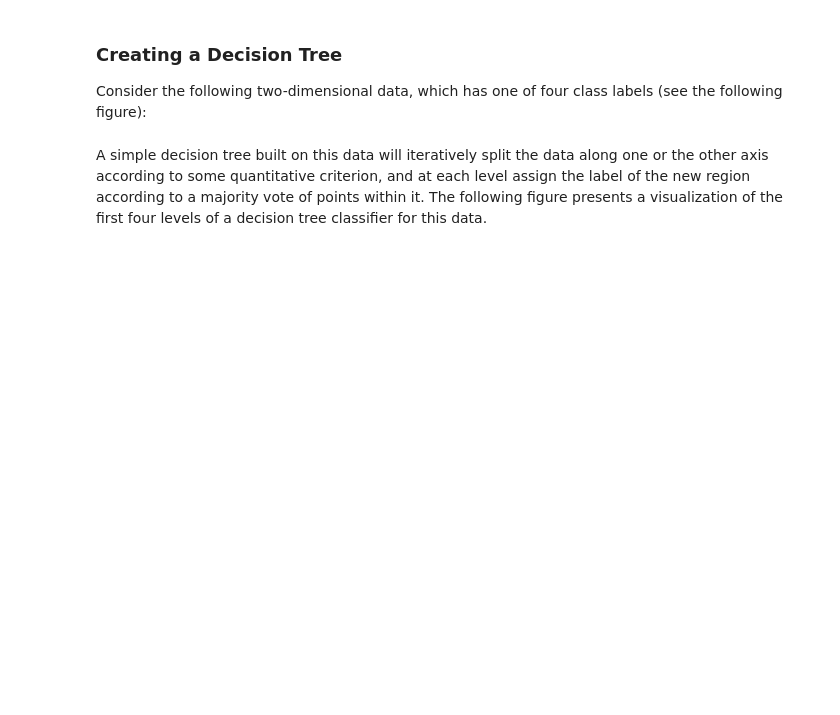
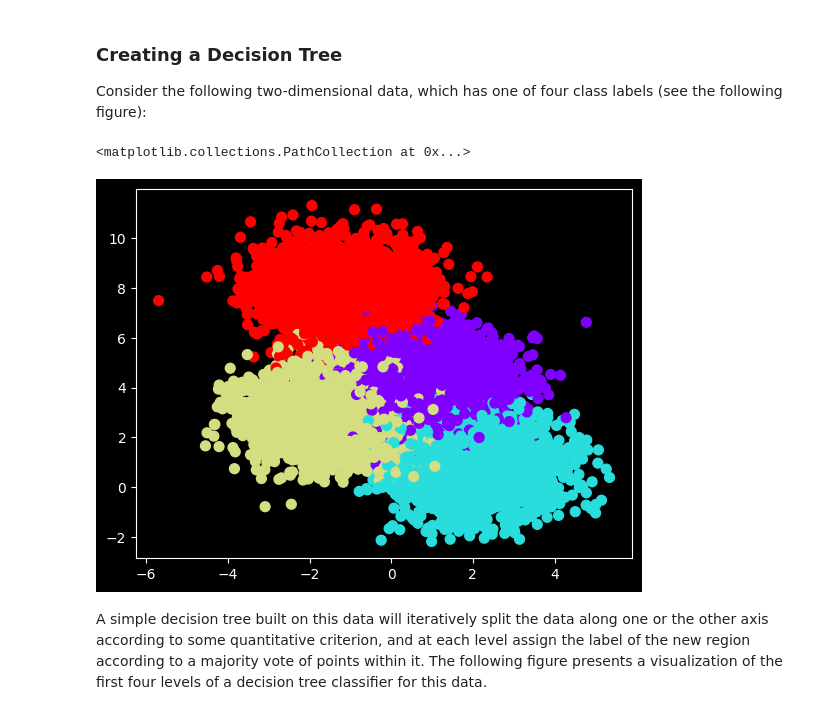
Before and after one commit to josh-wilkinson/JupyterConfig, a Jupyter notebook: content/Notebooks/05.08-Random-Forests.ipynb, the cells around one changed output. Drawn from its saved outputs; the diff is of its cells as text; code cells hidden in the pictures; blank space fills up the shorter version.

```diff
--- a/content/Notebooks/05.08-Random-Forests.ipynb
+++ b/content/Notebooks/05.08-Random-Forests.ipynb
@@ -36,9 +56,12 @@ Consider the following two-dimensional data, which has one of four class labels
 # %%
 from sklearn.datasets import make_blobs
 
-X, y = make_blobs(n_samples=300, centers=4,
+X, y = make_blobs(n_samples=10000, centers=4,
                   random_state=0, cluster_std=1.0)
-plt.scatter(X[:, 0], X[:, 1], c=y, s=50, cmap='rainbow');
+plt.scatter(X[:, 0], X[:, 1], c=y, s=50, cmap='rainbow')
+# %% [output]
+<matplotlib.collections.PathCollection at 0x...>
+[figure, added]
 # %% [markdown]
 A simple decision tree built on this data will iteratively split the data along one or the other axis according to some quantitative criterion, and at each level assign the label of the new region according to a majority vote of points within it.
 The following figure presents a visualization of the first four levels of a decision tree classifier for this data.
```
Also changed, not shown: parts of 13 cells of this notebook.
